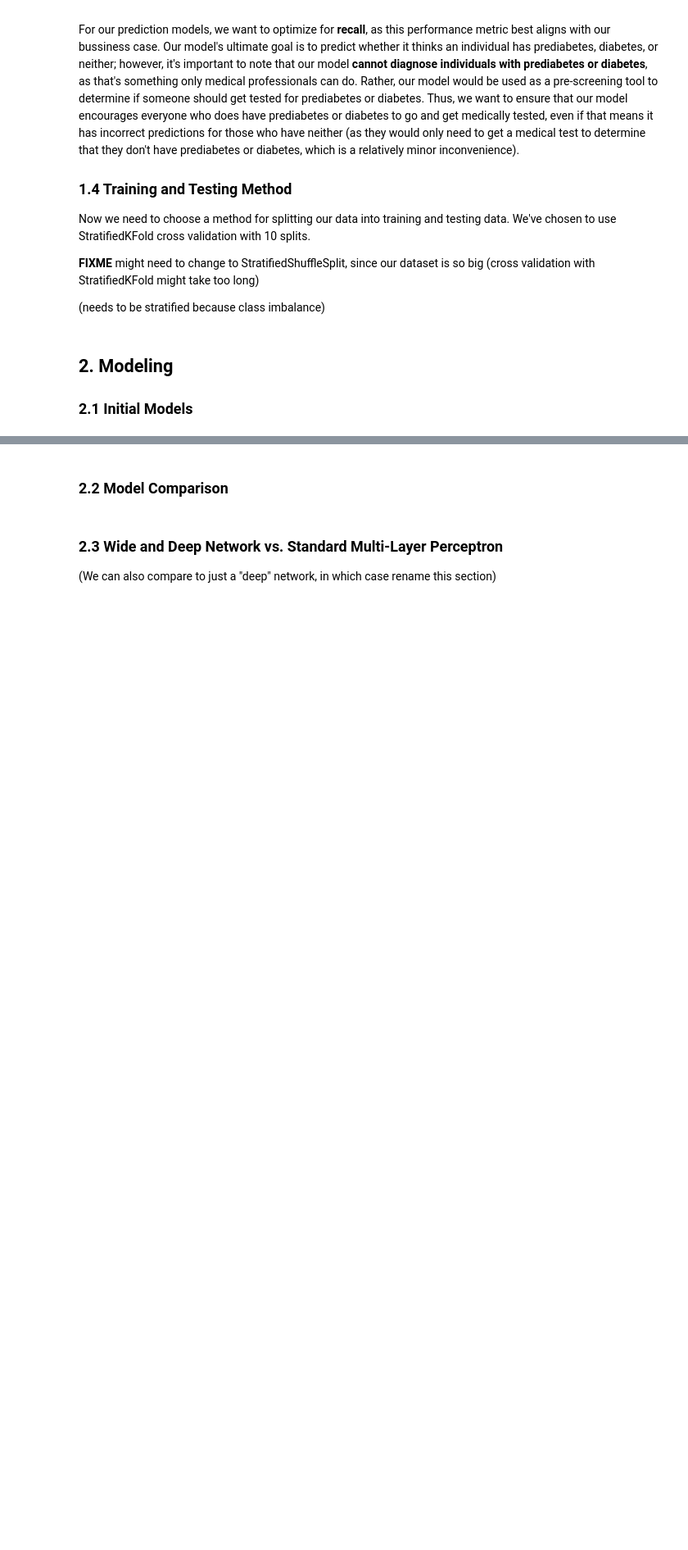
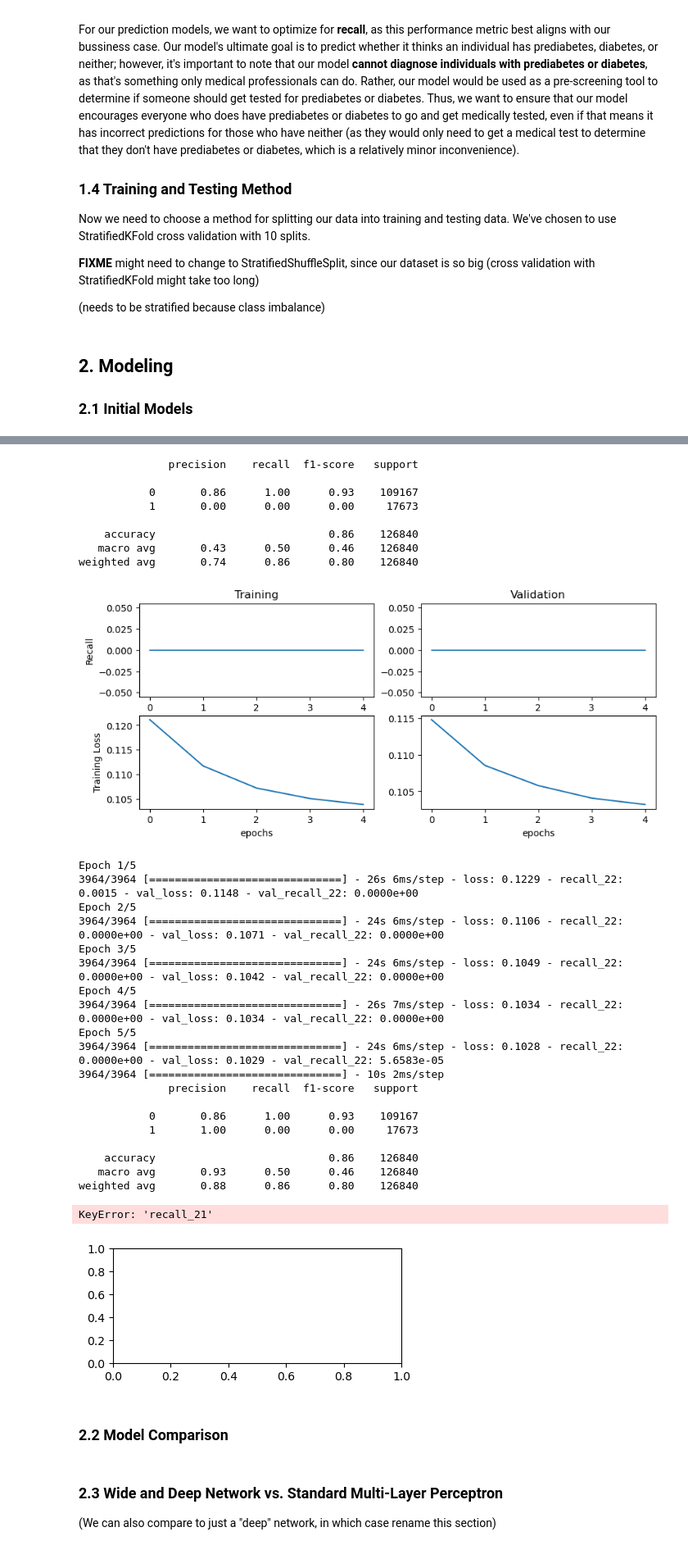
Before and after one commit to Mikecamdo/MachineLearning, a Jupyter notebook: Lab 5/WideAndDeepNetworks.ipynb, the cells around one changed output, grey strips where cells are left out. Shown at 82% size. Saved outputs shown, nothing was run; the diff lists cells and outputs as text; code cells hidden in the pictures; blank space fills up the shorter version.

Commit message:
Updates to get_recall

```diff
--- a/Lab 5/WideAndDeepNetworks.ipynb
+++ b/Lab 5/WideAndDeepNetworks.ipynb
@@ -297,6 +309,11 @@ y = df["Diabetes_012"]
 ## 2. Modeling
 ### 2.1 Initial Models
 # %%
+import tensorflow as tf
+from tensorflow.keras.layers import Input, Dense, Embedding, concatenate
+from tensorflow.keras.models import Model
+from sklearn.metrics import classification_report
+
 def wide_and_deep_model(X_train, X_test, y_train, y_test):
     # Define categorical columns and crossed columns
     categorical_columns = ['HighBP', 'HighChol', 'CholCheck', 'Smoker',
@@ -314,6 +331,8 @@ def wide_and_deep_model(X_train, X_test, y_train, y_test):
     X_train_categorical = X_train[categorical_columns].to_numpy()
     X_test_categorical = X_test[categorical_columns].to_numpy()
 
+    numerical_headers = ['BMI', 'MentHlth', 'PhysHlth']
+
     # Extract numerical features
     X_train_num = X_train[numeric_headers].to_numpy()
     X_test_num = X_test[numeric_headers].to_numpy()
@@ -323,7 +342,7 @@ def wide_and_deep_model(X_train, X_test, y_train, y_test):
     input_crossed = Input(shape=(X_train_crossed.shape[1],), dtype='int64', name='wide_inputs')
 
     for idx, col in enumerate(cross_col_df_names):
-        N = int(max(X_train_crossed[col].max(), X_test_crossed[col].max()) + 1)
+        N = int(max(X_train_crossed[:, idx].max(), X_test_crossed[:, idx].max()) + 1)
         N_reduced = int(np.sqrt(N))
 
         x = tf.gather(input_crossed, idx, axis=1)
@@ -336,13 +355,12 @@ def wide_and_deep_model(X_train, X_test, y_train, y_test):
 
     # Build categorical embeddings
     input_categorical = Input(shape=(X_train_categorical.shape[1],), dtype='int64', name='categorical')
-    for idx, col in enumerate(categorical_headers_ints):
-        N = max(X_train_categorical[col].max(), X_test_categorical[col].max()) + 1
+    for idx, col in enumerate(categorical_headers):
+        N = int(max(X_train_categorical[:, idx].max(), X_test_categorical[:, idx].max()) + 1)
         N_reduced = int(np.sqrt(N))
 
         x = tf.gather(input_categorical, indices=idx, axis=1)
         x = Embedding(input_dim=N, output_dim=N_reduced, input_length=1, name=col + 'embed')(x)
-        x = Flatten()(x)
         all_deep_branch_outputs.append(x)
 
     # Build numerical input branch
@@ -372,11 +390,16 @@ def wide_and_deep_model(X_train, X_test, y_train, y_test):
 
     # Evaluate the model
     yhat = np.round(model.predict([X_test_crossed, X_test_categorical, X_test_num]))
-    print(confusion_matrix(y_test, yhat))
+    # print(confusion_matrix(y_test, yhat))
     print(classification_report(y_test, yhat))
 
-    return model, history, yhat
+    # return the recall score, history, and predictions
+    return classification_report(y_test, yhat, output_dict=True)['weighted avg']['recall'], history
 # %%
 # Call get_recall with the wide_and_deep_model function
 
-# Do something here
+X = df.drop(columns=["Diabetes_binary"])
+y = df["Diabetes_binary"]
+
+get_recall(X, y, wide_and_deep_model)
+# %% [output]
@@ -383,3 +417,33 @@ def wide_and_deep_model(X_train, X_test, y_train, y_test):
+              precision    recall  f1-score   support
+
+           0       0.86      1.00      0.93    109167
+           1       0.00      0.00      0.00     17673
+
+    accuracy                           0.86    126840
+   macro avg       0.43      0.50      0.46    126840
+weighted avg       0.74      0.86      0.80    126840
+[figure, added]
+Epoch 1/5
+3964/3964 [==============================] - 26s 6ms/step - loss: 0.1229 - recall_22: 0.0015 - val_loss: 0.1148 - val_recall_22: 0.0000e+00
+Epoch 2/5
+3964/3964 [==============================] - 24s 6ms/step - loss: 0.1106 - recall_22: 0.0000e+00 - val_loss: 0.1071 - val_recall_22: 0.0000e+00
+Epoch 3/5
+3964/3964 [==============================] - 24s 6ms/step - loss: 0.1049 - recall_22: 0.0000e+00 - val_loss: 0.1042 - val_recall_22: 0.0000e+00
+Epoch 4/5
+3964/3964 [==============================] - 26s 7ms/step - loss: 0.1034 - recall_22: 0.0000e+00 - val_loss: 0.1034 - val_recall_22: 0.0000e+00
+Epoch 5/5
+3964/3964 [==============================] - 24s 6ms/step - loss: 0.1028 - recall_22: 0.0000e+00 - val_loss: 0.1029 - val_recall_22: 5.6583e-05
+3964/3964 [==============================] - 10s 2ms/step
+              precision    recall  f1-score   support
+
+           0       0.86      1.00      0.93    109167
+           1       1.00      0.00      0.00     17673
+
+    accuracy                           0.86    126840
+   macro avg       0.93      0.50      0.46    126840
+weighted avg       0.88      0.86      0.80    126840
+KeyError: 'recall_21'
+[figure, added]
 # %%
 # Printing stuff from the history, probably need to change names (ex. history['recall_2'] to something else)
 plt.figure(figsize=(10,4))
```
Also changed, not shown: parts of 9 cells of this notebook.
